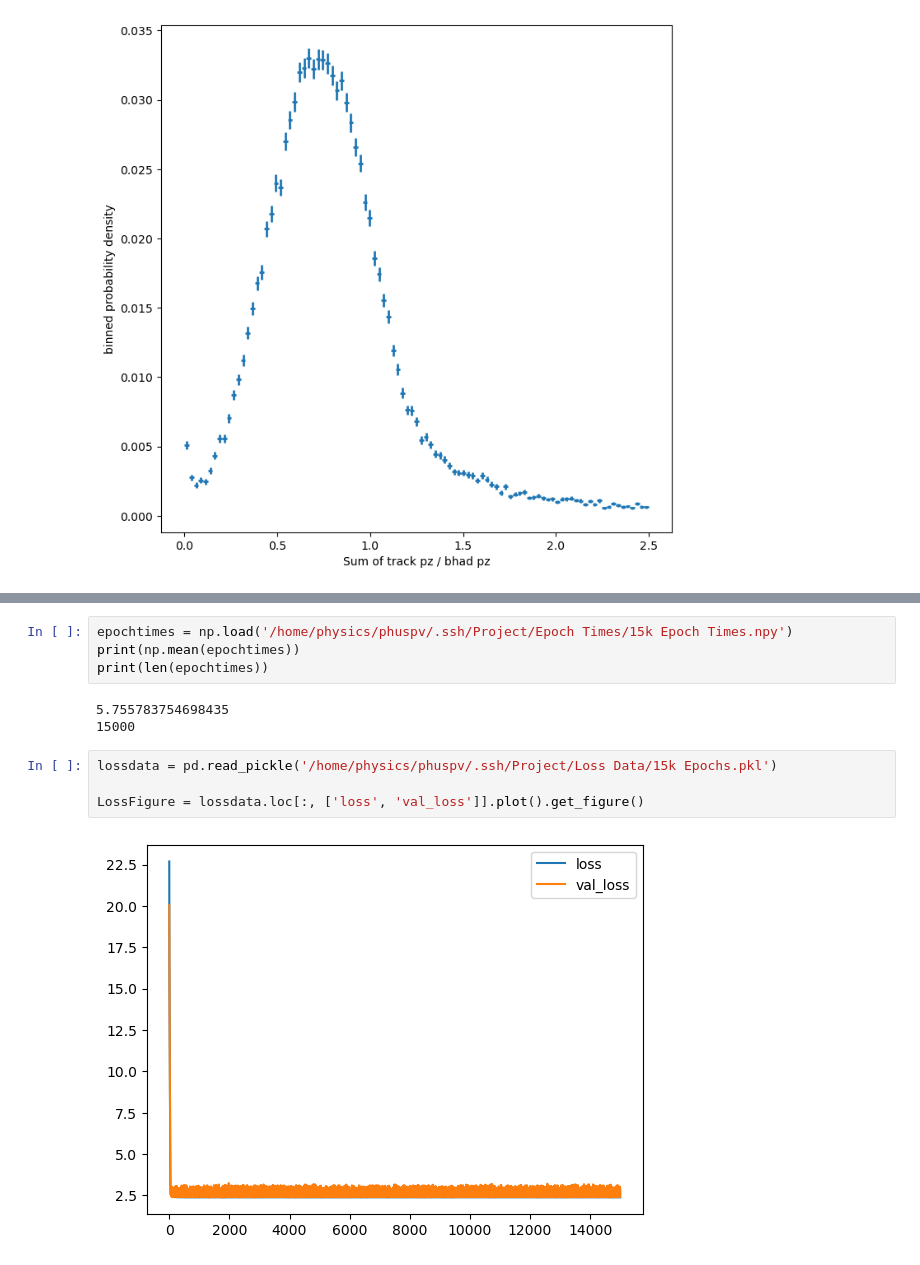
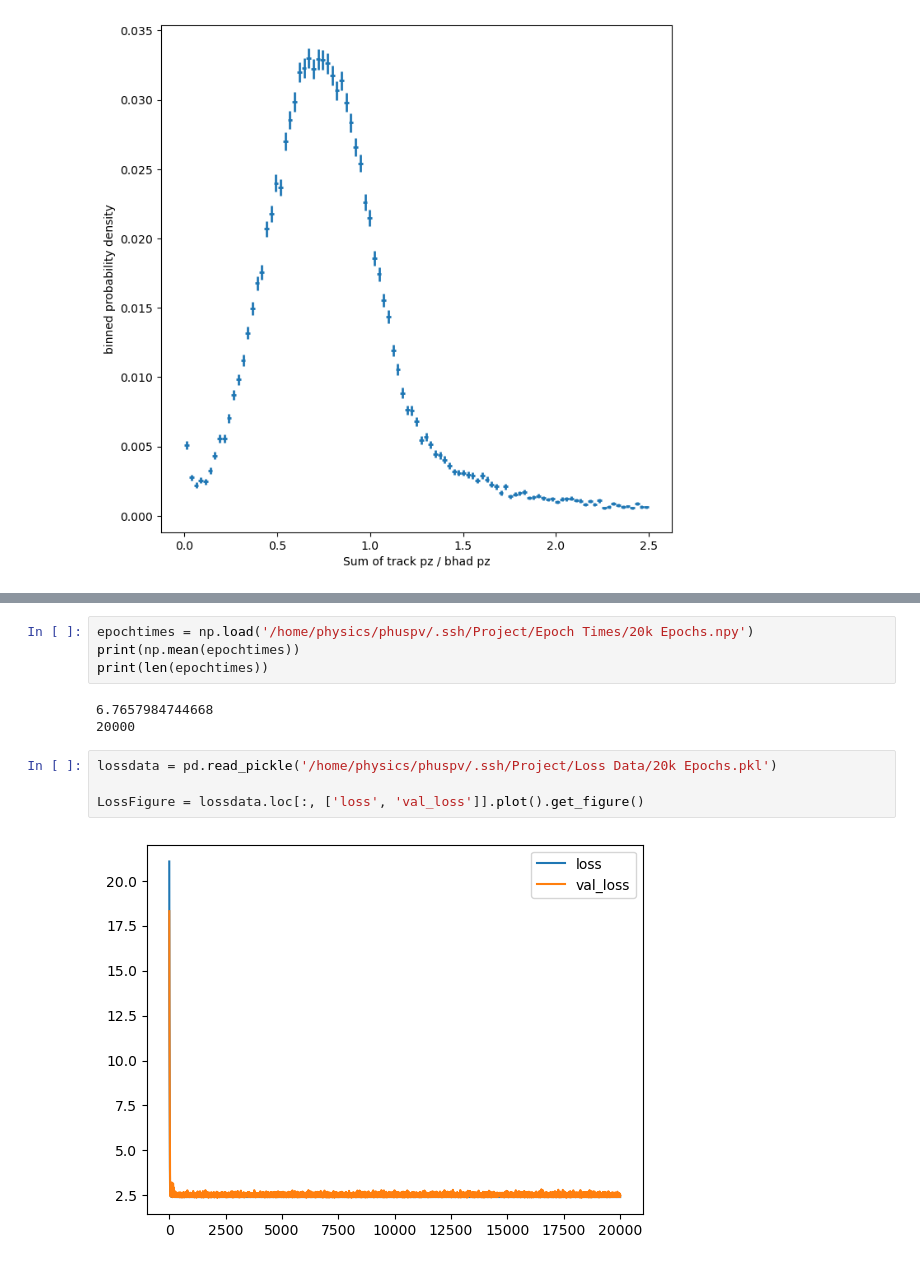
Before and after one commit to JJBarnes/JoshProject, a Jupyter notebook: Load_Model.ipynb, the cells around one changed output, grey strips where cells are left out. Drawn from its saved outputs; the diff is of its cells as text.

```diff
--- a/Load_Model.ipynb
+++ b/Load_Model.ipynb
@@ -331,13 +345,13 @@ fig
 # %%
-epochtimes = np.load('/home/physics/phuspv/.ssh/Project/Epoch Times/15k Epoch Times.npy')
+epochtimes = np.load('/home/physics/phuspv/.ssh/Project/Epoch Times/20k Epochs.npy')
 print(np.mean(epochtimes))
 print(len(epochtimes))
 # %% [output]
-5.755783754698435
-15000
+6.7657984744668
+20000
 # %%
-lossdata = pd.read_pickle('/home/physics/phuspv/.ssh/Project/Loss Data/15k Epochs.pkl')
+lossdata = pd.read_pickle('/home/physics/phuspv/.ssh/Project/Loss Data/20k Epochs.pkl')
 
 LossFigure = lossdata.loc[:, ['loss', 'val_loss']].plot().get_figure()
 # %% [output]
-[figure, old version]
+[figure, new version]
```
Also changed, not shown: parts of 11 cells of this notebook, 1 other file.
